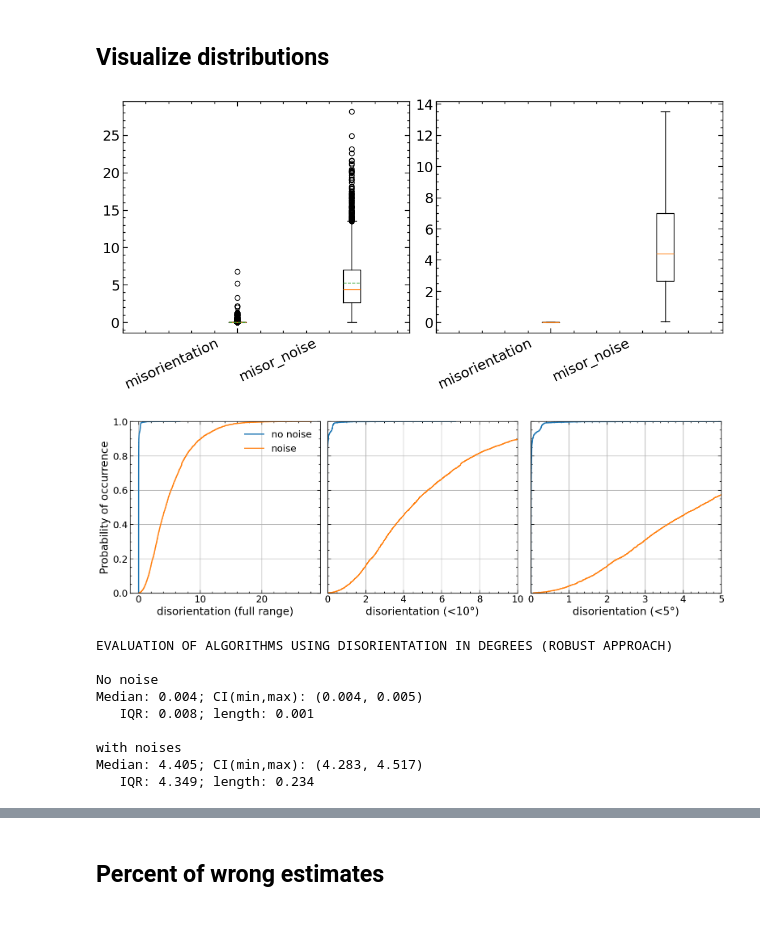
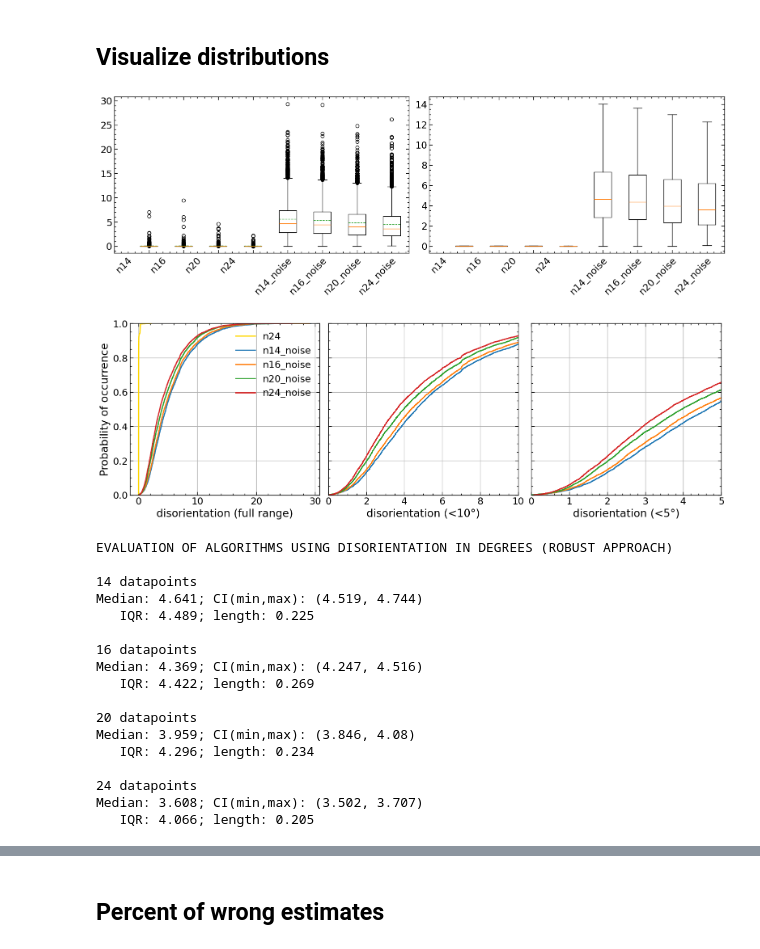
Before and after one commit to bertopadron/FTIR-EBSD, a Jupyter notebook: docs/08b_stats_test.ipynb, the cells around one changed output, grey strips where cells are left out. Drawn from its saved outputs; the diff is of its cells as text; code cells hidden in the pictures; blank space fills up the shorter version.

```diff
--- a/docs/08b_stats_test.ipynb
+++ b/docs/08b_stats_test.ipynb
@@ -42,6 +42,6 @@ mpl.rcParams['lines.markersize'] = 12
 # Remove legend frame
 mpl.rcParams['legend.frameon'] = False
 # %%
-dataset = pd.read_csv('output/2024-04-11_step7_lamb1987_noise.csv')
+dataset = pd.read_csv('output/2024-04-13_step7_lamb1987_noise_datapoints.csv')
 dataset
 # %% [output]
@@ -73,40 +73,47 @@ dataset[['misorientation', 'misor_noise']].describe()
 # %% [markdown]
 ## Visualize distributions
 # %%
-labels = ['misorientation', 'misor_noise']
+labels = ['n14', 'n16', 'n20', 'n24', 'n14_noise', 'n16_noise', 'n20_noise', 'n24_noise']
 
-fig1, (ax1, ax2) = plt.subplots(ncols=2, figsize=(5*2.1,5), constrained_layout=True)
+fig1, (ax1, ax2) = plt.subplots(ncols=2, figsize=(5*3.1,5), constrained_layout=True)
 
 ax1.boxplot(dataset[labels], meanline=True, showmeans=True, labels=labels)
-ax1.set_xticks(np.arange(2), labels, rotation=25, ha='left')
+ax1.set_xticks(np.arange(8), labels, rotation=45, ha='left')
 
 ax2.boxplot(dataset[labels], showfliers=False, labels=labels)
-_ = ax2.set_xticks(np.arange(2), labels, rotation=25, ha='left')
+_ = ax2.set_xticks(np.arange(8), labels, rotation=45, ha='left')
 # %% [output]
-[figure, old version]
+[figure, new version]
 # %%
 fig2, (ax1, ax2, ax3) = plt.subplots(ncols=3, figsize=(5*3.1, 5), sharey=True, constrained_layout=True)
 
-ax1.ecdf(dataset['misorientation'], label='no noise')
-ax1.ecdf(dataset['misor_noise'], label='noise')
+ax1.ecdf(dataset['n24'], label='n24', color='gold')
+ax1.ecdf(dataset['n14_noise'], label='n14_noise')
+ax1.ecdf(dataset['n16_noise'], label='n16_noise')
+ax1.ecdf(dataset['n20_noise'], label='n20_noise')
+ax1.ecdf(dataset['n24_noise'], label='n24_noise')
 ax1.grid(True)
 ax1.set_xlabel('disorientation (full range)')
 ax1.set_ylabel("Probability of occurrence")
 ax1.legend(loc='best')
 
-ax2.ecdf(dataset['misorientation'], label='no noise')
-ax2.ecdf(dataset['misor_noise'], label='noise')
+ax2.ecdf(dataset['n14_noise'], label='n14_noise')
+ax2.ecdf(dataset['n16_noise'], label='n16_noise')
+ax2.ecdf(dataset['n20_noise'], label='n20_noise')
+ax2.ecdf(dataset['n24_noise'], label='n24_noise')
 ax2.set_xlim(left=0, right=10)
 ax2.grid(True)
 ax2.set_xlabel('disorientation (<10°)')
 
-ax3.ecdf(dataset['misorientation'], label='no noise')
-ax3.ecdf(dataset['misor_noise'], label='noise')
+ax3.ecdf(dataset['n14_noise'], label='n14_noise')
+ax3.ecdf(dataset['n16_noise'], label='n16_noise')
+ax3.ecdf(dataset['n20_noise'], label='n20_noise')
+ax3.ecdf(dataset['n24_noise'], label='n24_noise')
 ax3.set_xlim(left=0, right=5)
 ax3.set_xlabel('disorientation (<5°)')
 _ = ax3.grid(True)
 # %% [output]
-[figure, old version]
+[figure, new version]
 # %%
 def median_ci(pop, n, ci=0.95):
     """ Estimate the approximate ci 95% error margins for the median
@@ -139,27 +146,46 @@ def median(pop, ci=0.95):
 
     return median, iqr_range, ci_limits, length
 # %%
-mid_samples, iqr_samples, ci_samples, length_samples = median(dataset['misorientation'])
-mid_noise_samples, iqr_noise_samples, ci_noise_samples, length_noise_samples = median(dataset['misor_noise'])
+mid14_samples, iqr14_samples, ci14_samples, length14_samples = median(dataset['n14_noise'])
+mid16_samples, iqr16_samples, ci16_samples, length16_samples = median(dataset['n16_noise'])
+mid20_samples, iqr20_samples, ci20_samples, length20_samples = median(dataset['n20_noise'])
+mid24_samples, iqr24_samples, ci24_samples, length24_samples = median(dataset['n24_noise'])
+
 
 print('EVALUATION OF ALGORITHMS USING DISORIENTATION IN DEGREES (ROBUST APPROACH)')
 print('')
-print('No noise')
-print(f'Median: {mid_samples:.3f}; CI(min,max): {ci_samples}')
-print(f'   IQR: {iqr_samples:.3f}; length: {length_samples:.3f}')
+print('14 datapoints')
+print(f'Median: {mid14_samples:.3f}; CI(min,max): {ci14_samples}')
+print(f'   IQR: {iqr14_samples:.3f}; length: {length14_samples:.3f}')
 print('')
-print('with noises')
-print(f'Median: {mid_noise_samples:.3f}; CI(min,max): {ci_noise_samples}')
-print(f'   IQR: {iqr_noise_samples:.3f}; length: {length_noise_samples:.3f}')
+print('16 datapoints')
+print(f'Median: {mid16_samples:.3f}; CI(min,max): {ci16_samples}')
+print(f'   IQR: {iqr16_samples:.3f}; length: {length16_samples:.3f}')
 print('')
+print('20 datapoints')
+print(f'Median: {mid20_samples:.3f}; CI(min,max): {ci20_samples}')
+print(f'   IQR: {iqr20_samples:.3f}; length: {length20_samples:.3f}')
+print('')
+print('24 datapoints')
+print(f'Median: {mid24_samples:.3f}; CI(min,max): {ci24_samples}')
+print(f'   IQR: {iqr24_samples:.3f}; length: {length24_samples:.3f}')
+print('')
 # %% [output]
 EVALUATION OF ALGORITHMS USING DISORIENTATION IN DEGREES (ROBUST APPROACH)
 
-No noise
-Median: 0.004; CI(min,max): (0.004, 0.005)
-   IQR: 0.008; length: 0.001
+14 datapoints
+Median: 4.641; CI(min,max): (4.519, 4.744)
+   IQR: 4.489; length: 0.225
 
-with noises
-Median: 4.405; CI(min,max): (4.283, 4.517)
-   IQR: 4.349; length: 0.234
+16 datapoints
+Median: 4.369; CI(min,max): (4.247, 4.516)
+   IQR: 4.422; length: 0.269
+
+20 datapoints
+Median: 3.959; CI(min,max): (3.846, 4.08)
+   IQR: 4.296; length: 0.234
+
+24 datapoints
+Median: 3.608; CI(min,max): (3.502, 3.707)
+   IQR: 4.066; length: 0.205
 # %%
```
Also changed, not shown: parts of 8 cells of this notebook.
